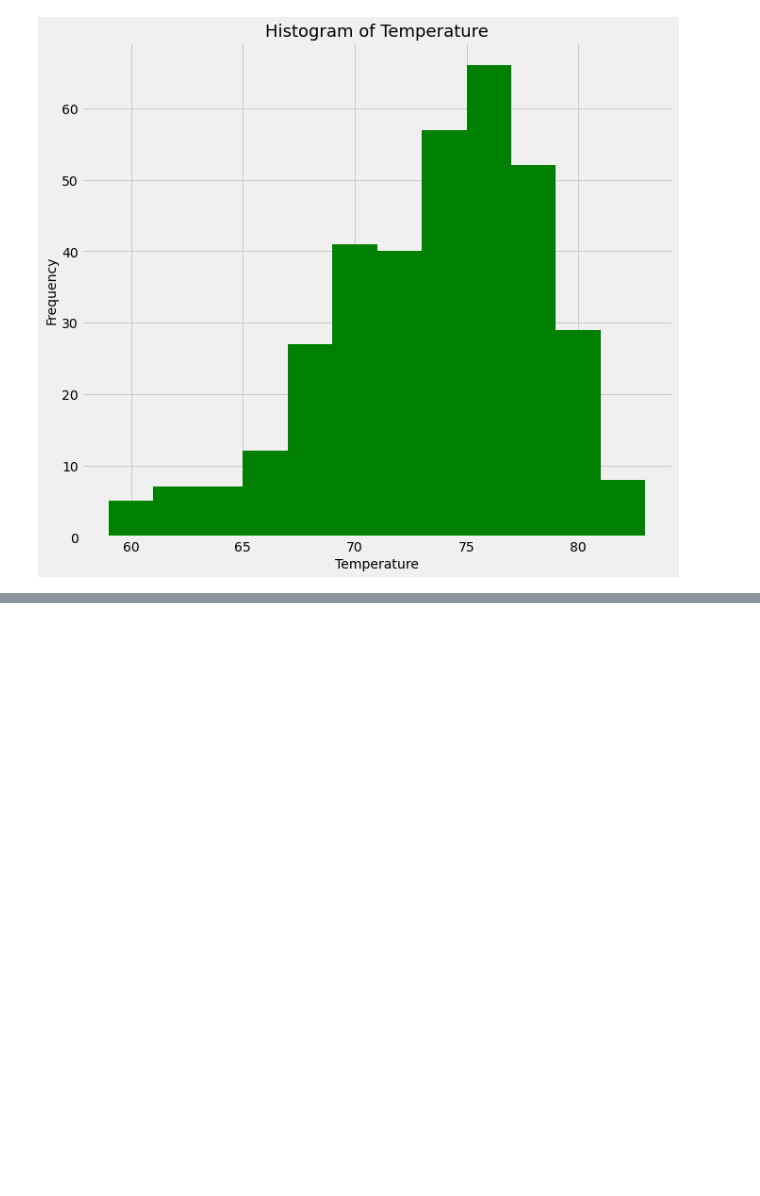
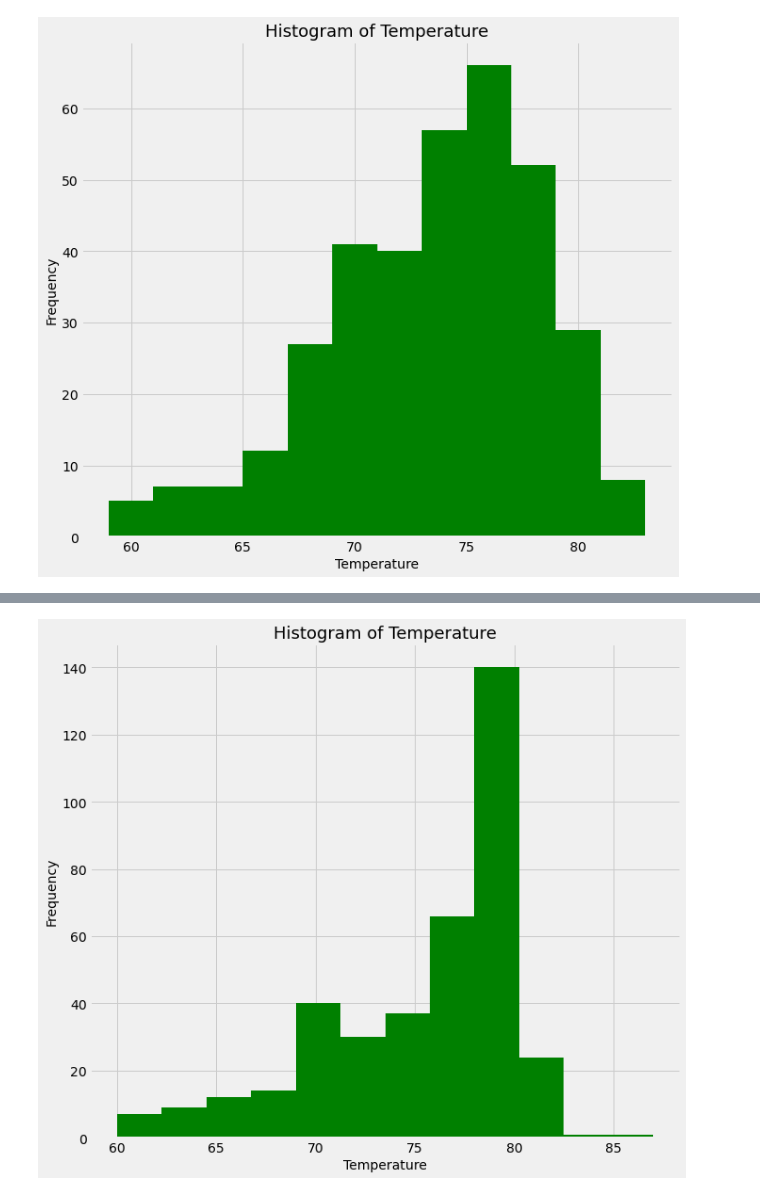
Before and after one commit to mel-c-lowe/SQLAlchemy_Challenge, a Jupyter notebook: SQL_Alchemy_Homework.ipynb, the cells around one changed output, grey strips where cells are left out. Cells and saved outputs as stored; diff of their text form; code cells hidden in the pictures; blank space fills up the shorter version.

Commit message:
Updating how to retrieve max station

```diff
--- a/SQL_Alchemy_Homework.ipynb
+++ b/SQL_Alchemy_Homework.ipynb
@@ -229,3 +229,10 @@ plt.title("Histogram of Temperature", fontsize=18)
 plt.show()
 # %% [output]
 [figure]
+# %%
+# Ok, trying tobs again but with func
+
+most_recent = session.query(Measurement.date).order_by(Measurement.date.desc()).first()
+most_recent # 2017-08-03
+query_date = dt.date(2017, 8, 3) - dt.timedelta(days=365)
+print(query_date)
@@ -231,0 +241,16 @@ plt.show()
+# %%
+# Station Activity
+# Not sure this is what they mean? But it works
+
+max_station = session.query(func.count(Measurement.tobs), Measurement.station).\
+                group_by(Measurement.station).\
+                order_by(desc(func.count(Measurement.tobs)).all()
+# max_station = max_station[0][0]
+max_station
+
+
+# station_count = pd.DataFrame(station_count).groupby('station').count()
+# station_count = station_count.sort_values(by='tobs', ascending=False)
+# station_count
+
+# Station USC00519281 has the highest count of observations, WAIHEE 837.5, HI US
@@ -231,0 +259,8 @@ plt.show()
+# %%
+# Ok, query_date set as variable. Let's set up a query
+
+tobs_data = session.query(Measurement.station, Measurement.date, Measurement.tobs).\
+            filter(Measurement.date >= query_date).\
+            filter(Measurement.station == max_station).all()
+tobs_data = pd.DataFrame(tobs_data)
+tobs_data
@@ -231,0 +281,10 @@ plt.show()
+# %%
+x = tobs_data['tobs']
+waihee_hist = plt.figure(figsize = (10, 9))
+plt.hist(x, bins=12, color="green")
+plt.xlabel("Temperature", fontsize=14)
+plt.ylabel("Frequency", fontsize=14)
+plt.title("Histogram of Temperature", fontsize=18)
+plt.show()
+# %% [output]
+[figure, added]
```
Also changed, not shown: parts of 6 cells of this notebook, 1 other file.
